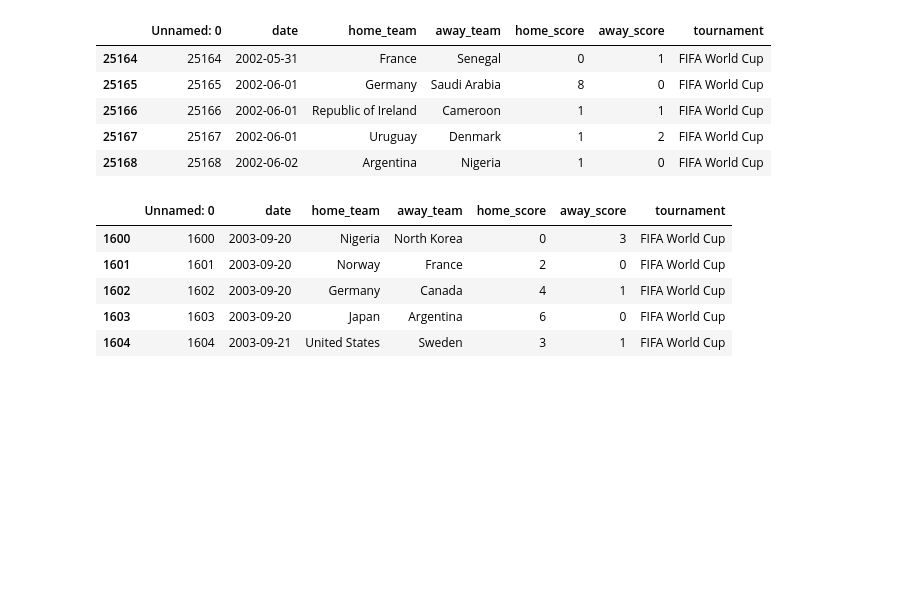
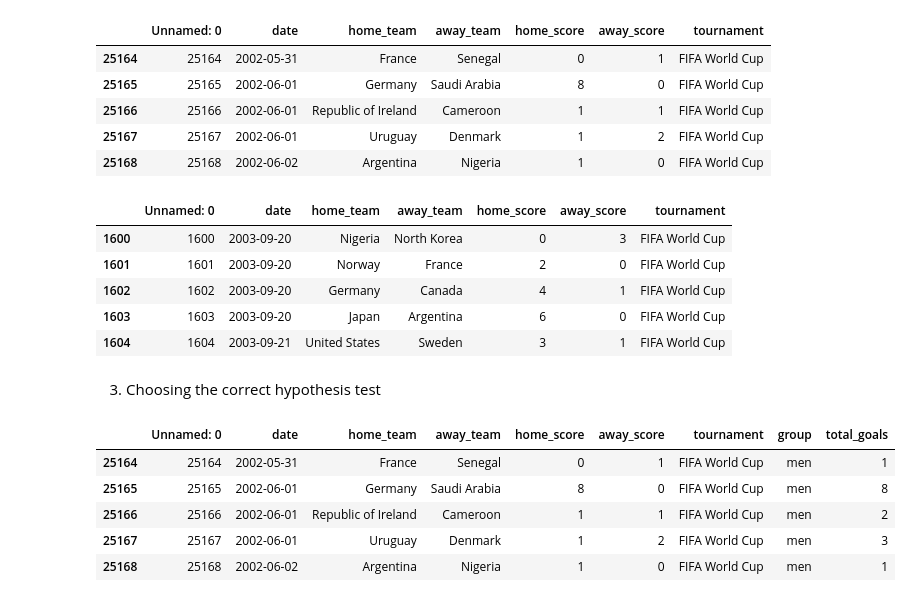
Before and after one commit to Emigbanam/Data-Analysis-Practice, a Jupyter notebook: Hypothesis Testing with Men's and Women's Soccer Matches (Data Camp).ipynb, the cells around one changed output. Cells and saved outputs as stored; diff of their text form; code cells hidden in the pictures; blank space fills up the shorter version.

```diff
--- a/Hypothesis Testing with Men's and Women's Soccer Matches (Data Camp).ipynb
+++ b/Hypothesis Testing with Men's and Women's Soccer Matches (Data Camp).ipynb
@@ -137,3 +140,5 @@ women_fifa.head()
 | 1602 | 1602 | 2003-09-20 | Germany | Canada | 4 | 1 | FIFA World Cup |
 | 1603 | 1603 | 2003-09-20 | Japan | Argentina | 6 | 0 | FIFA World Cup |
 | 1604 | 1604 | 2003-09-21 | United States | Sweden | 3 | 1 | FIFA World Cup |
+# %% [markdown]
+3. Choosing the correct hypothesis test
@@ -139,0 +155,9 @@ women_fifa.head()
+# %%
+men_fifa.head()
+# %% [output]
+|  | Unnamed: 0 | date | home_team | away_team | home_score | away_score | tournament | group | total_goals |
+| 25164 | 25164 | 2002-05-31 | France | Senegal | 0 | 1 | FIFA World Cup | men | 1 |
+| 25165 | 25165 | 2002-06-01 | Germany | Saudi Arabia | 8 | 0 | FIFA World Cup | men | 8 |
+| 25166 | 25166 | 2002-06-01 | Republic of Ireland | Cameroon | 1 | 1 | FIFA World Cup | men | 2 |
+| 25167 | 25167 | 2002-06-01 | Uruguay | Denmark | 1 | 2 | FIFA World Cup | men | 3 |
+| 25168 | 25168 | 2002-06-02 | Argentina | Nigeria | 1 | 0 | FIFA World Cup | men | 1 |
```
Also changed, not shown: parts of 11 cells of this notebook.
